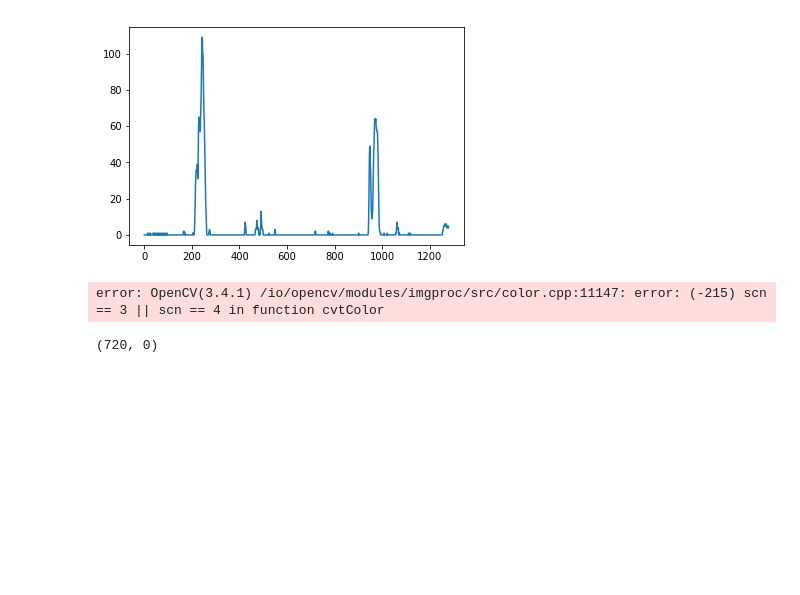
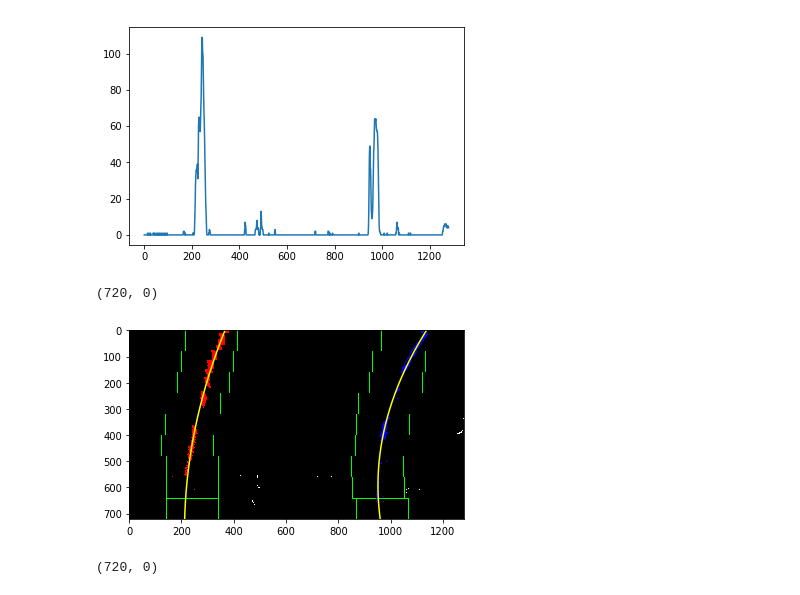
Before and after one commit to leclair-7/CarND-Advanced-Lane-Lines, a Jupyter notebook: Advanced-Lane-Finding.ipynb, the cells around one changed output. Drawn from its saved outputs; the diff is of its cells as text; code cells hidden in the pictures; blank space fills up the shorter version.

```diff
--- a/Advanced-Lane-Finding.ipynb
+++ b/Advanced-Lane-Finding.ipynb
@@ -311,37 +264,6 @@ def mag_thresh(img, sobel_kernel=3, mag_thresh=(0, 255)):
     sxbinary[(scaled_sobel >= thresh_min) & (scaled_sobel <= thresh_max)] = 1
 
     return sxbinary
-# %%
-def abs_sobel_thresh(img, orient='x', thresh=(0, 255) ):
-
-    imgcopy = np.copy(img)
-
-    assert orient== 'x' or orient=='y'
-    sobel = None
-
-    if orient == 'x':
-        sobel = cv2.Sobel(imgcopy, cv2.CV_64F, 1, 0)
-    elif orient == 'y':
-        sobel = cv2.Sobel(imgcopy, cv2.CV_64F, 0, 1)
-
-    #without the np.absolute gets less noise
-    abs_sobel = sobel
-    #abs_sobel = np.absolute(sobel)
-
-    #convert to 8-bit 0..255 image
-    scaled_sobel = np.uint8(255*abs_sobel/np.max(abs_sobel))
-
-    #numpy zeros_like --> Returns an array of zeros with the same shape and type as a given array.
-    thresh_min = thresh[0]
-    thresh_max = thresh[1]
-
-    #new image array with zeros
-    sxbinary = np.zeros_like(scaled_sobel)
-
-    #make anything with the inputted thresholds 1
-    sxbinary[(scaled_sobel >= thresh_min) & (scaled_sobel <= thresh_max)] = 1
-
-    return sxbinary
 # %%
 def unwarp(img):
 
@@ -423,16 +345,6 @@ plt.plot(histogram)
 [<matplotlib.lines.Line2D at 0x...>]
 [figure]
 # %%
-
-img  = mpimg.imread('./test_images/test5.jpg')
-img = cv2.cvtColor(img,cv2.COLOR_RGB2GRAY)
-img2 = abs_sobel_thresh(img, 'x',(20,100))
-img3 = mag_thresh(img, 3, (50, 100))
-
-unwarped = unwarp(img2)
-
-unwarped = cv2.blur(unwarped,(5,5))
-
 binary_warped = img
 
 # Assuming you have created a warped binary image called "binary_warped"
@@ -495,34 +407,35 @@ for window in range(nwindows):
 
 # Concatenate the arrays of indices
 left_lane_inds = np.concatenate(left_lane_inds)
 right_lane_inds = np.concatenate(right_lane_inds)
 
 # Extract left and right line pixel positions
 leftx = nonzerox[left_lane_inds]
 lefty = nonzeroy[left_lane_inds]
 rightx = nonzerox[right_lane_inds]
 righty = nonzeroy[right_lane_inds]
 
 # Fit a second order polynomial to each
 left_fit = np.polyfit(lefty, leftx, 2)
 right_fit = np.polyfit(righty, rightx, 2)
 
 # Generate x and y values for plotting
 ploty = np.linspace(0, binary_warped.shape[0]-1, binary_warped.shape[0] )
 left_fitx = left_fit[0]*ploty**2 + left_fit[1]*ploty + left_fit[2]
 right_fitx = right_fit[0]*ploty**2 + right_fit[1]*ploty + right_fit[2]
 
 out_img[nonzeroy[left_lane_inds], nonzerox[left_lane_inds]] = [255, 0, 0]
 out_img[nonzeroy[right_lane_inds], nonzerox[right_lane_inds]] = [0, 0, 255]
 plt.imshow(out_img)
 plt.plot(left_fitx, ploty, color='yellow')
 plt.plot(right_fitx, ploty, color='yellow')
 plt.xlim(0, 1280)
 plt.ylim(720, 0)
 
 #think of dstack as depth stack
 # %% [output]
-error: OpenCV(3.4.1) /io/opencv/modules/imgproc/src/color.cpp:11147: error: (-215) scn == 3 || scn == 4 in function cvtColor
+(720, 0)
+[figure, added]
 # %%
 # Assume you now have a new warped binary image
 # from the next frame of video (also called "binary_warped")
```
Also changed, not shown: parts of 6 cells of this notebook, 1 other file.
